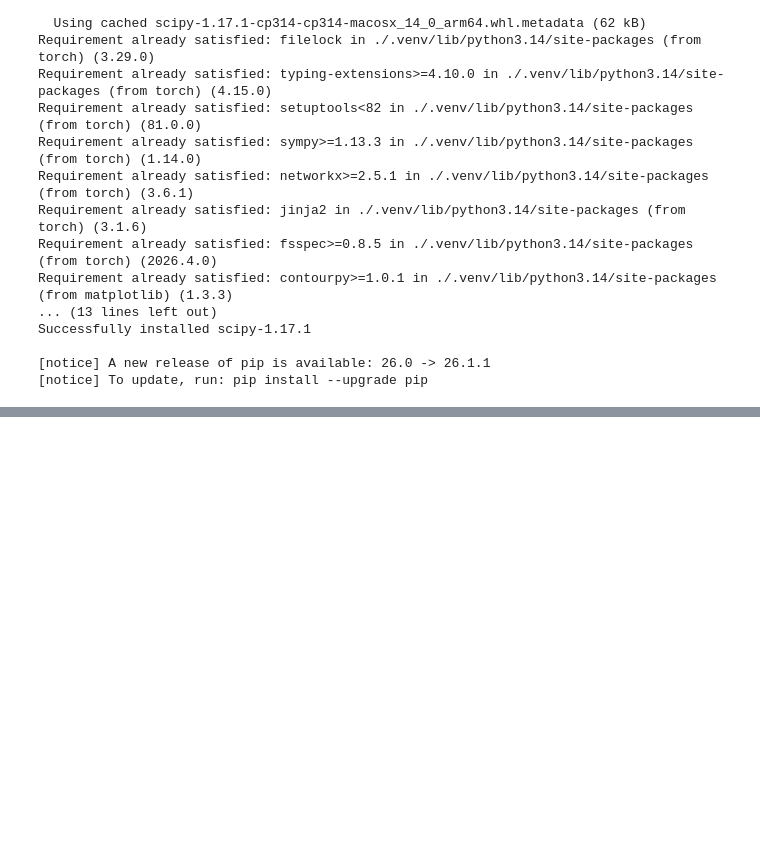
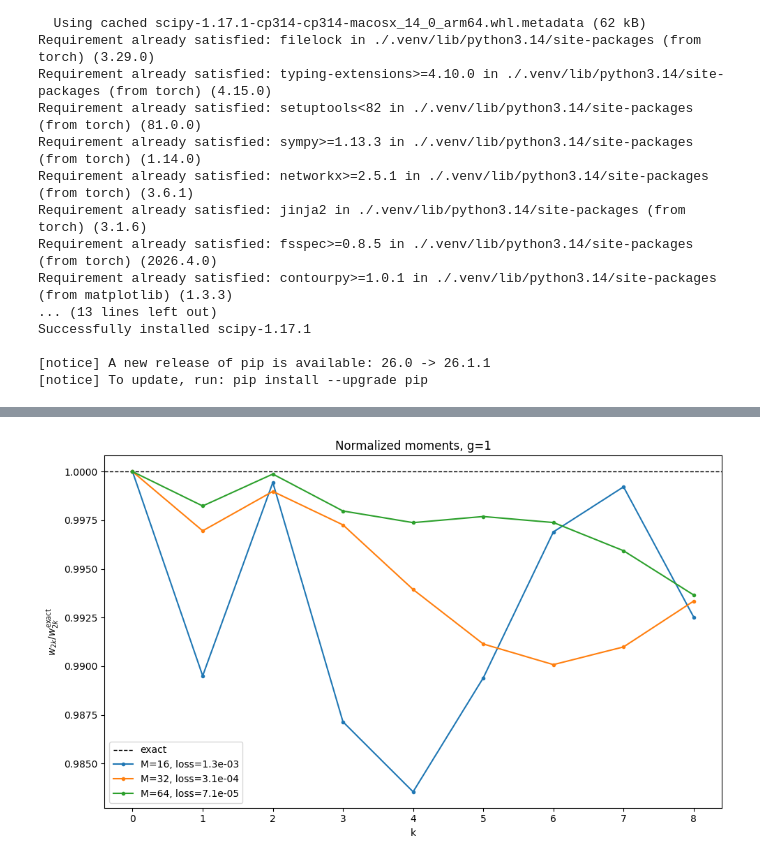
Before and after one commit to avuign/master-field-large-n-mm, a Jupyter notebook: 1-mm.ipynb, the cells around one changed output, grey strips where cells are left out. Saved outputs shown, nothing was run; the diff lists cells and outputs as text; code cells hidden in the pictures; blank space fills up the shorter version.

```diff
--- a/1-mm.ipynb
+++ b/1-mm.ipynb
@@ -107,0 +151,75 @@ semicircle area = 0.999795
+# %%
+# loss function : sum of squares of loop equations
+def loss(phi_pos, g, M, K):
+    phi = torch.cat([-phi_pos, phi_pos])
+    w = [torch.sum(phi**n) / M for n in range(0, K+3)]
+    residuals = []
+    for n in range(2, K+1, 2):
+        Ln = w[n] +4 * g * w[n+2] - sum(w[k] * w[n-2-k] for k in range(0, n-1))
+        a2 = (np.sqrt(1 + 48*g) - 1) / (6*g)
+        rn = (1/a2)**n
+        residuals.append(rn*Ln**2)
+    return sum(residuals)
+
+
+# gradient descent over the eigenvalues of the master field
+def run_rma(M, K, g, lr=0.01, num_epochs=500):
+    print(f"Starting gradient descent: M={M}, K={K}, g={g}, lr={lr}, epochs={num_epochs}")
+
+    phi_pos = torch.rand(M//2).double() * 1.0
+    phi_pos.requires_grad_(True)
+    optim = torch.optim.Adam([phi_pos], lr=lr)
+
+    for epoch in range(num_epochs):
+        optim.zero_grad()
+        L = loss(phi_pos, g, M, K)
+        L.backward()
+        optim.step()
+        if epoch % 200 == 0:
+            print(f"  epoch {epoch}/{num_epochs}, loss {L.item():.6e}")
+
+    with torch.no_grad():
+        phi = torch.cat([-phi_pos, phi_pos])
+        w = [torch.sum(phi**n) / M for n in range(0, K+3)]
+
+    print(f"Done. Final loss: {L.item():.6e}\n")
+    return w, L.item() #return the moments and the loss
+
+from math import comb,factorial
+import numpy as np
+
+def moments_exact(g, n_max):
+    if g == 0:
+        return [comb(2*n, n) / (n+1) for n in range(n_max+1)]
+    a2 = (np.sqrt(1 + 48*g) - 1) / (6*g)
+    moments = []
+    for n in range(n_max+1):
+        coeff = factorial(2*n) / (factorial(n) * factorial(n+2))
+        w = coeff * (a2/4)**n * (2*(n+1) - n*a2/4)
+        moments.append(w)
+    return moments
+
+M_values = [16, 32,64]
+g=1
+
+
+k_max = min(M_values)//2
+ks = np.array(range(0, k_max + 1))
+w_exact = np.array(moments_exact(g, k_max))
+
+fig, ax = plt.subplots(figsize=(10, 6))
+ax.axhline(1.0, color='k', lw=1, linestyle='--', label='exact')
+
+for M in M_values:
+    K = 3 * M
+    w, loss_val = run_rma(M, K, g)
+    w_num = np.array([w[2*k].item() for k in ks])
+    ax.plot(ks, w_num / w_exact, '-o', markersize=3, label=f'M={M}, loss={loss_val:.1e}')
+
+ax.set_xlabel('k')
+ax.set_ylabel('$w_{2k} / w_{2k}^\\mathrm{exact}$')
+ax.set_title(f'Normalized moments, g={g}')
+ax.legend()
+plt.tight_layout()
+plt.show()
+# %% [output]
@@ -107,0 +243 @@ semicircle area = 0.999795
+[figure, added]
```
Also changed, not shown: parts of 6 cells of this notebook.
